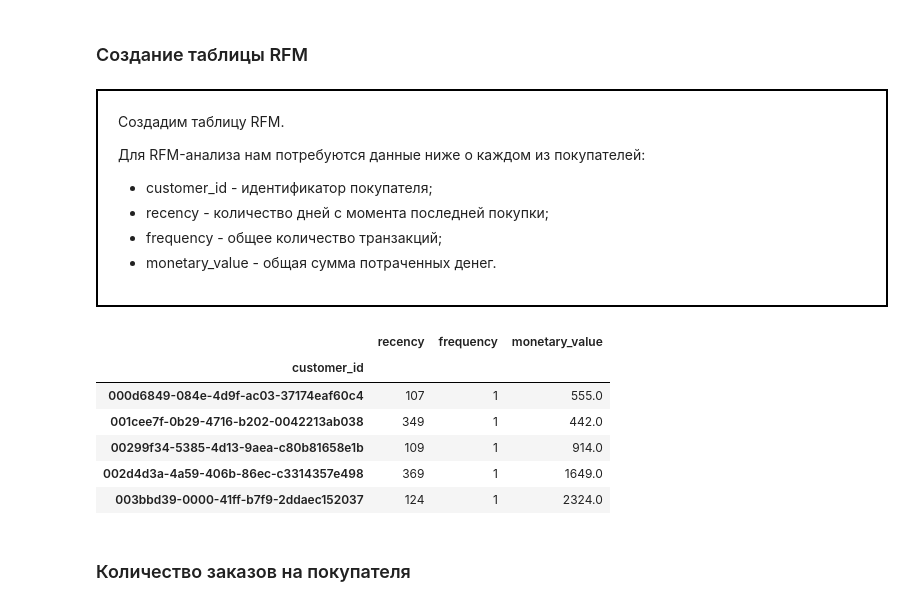
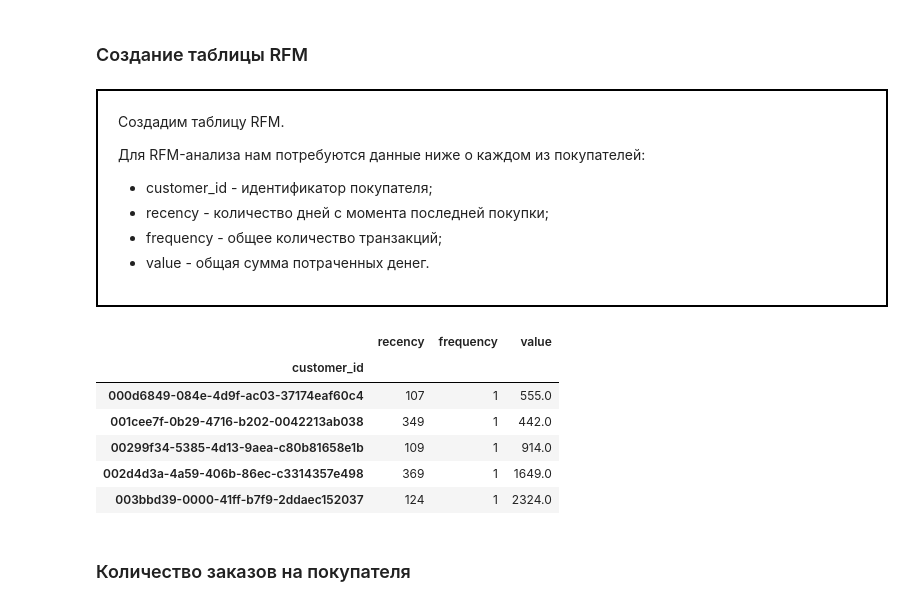
Before and after one commit to Daria-2024/Portfolio, a Jupyter notebook: Исследование интернет-магазина товаров для дома/ecom.ipynb, the cells around one changed output. Saved outputs shown, nothing was run; the diff lists cells and outputs as text; code cells hidden in the pictures.

```diff
--- a/Исследование интернет-магазина товаров для дома/ecom.ipynb
+++ b/Исследование интернет-магазина товаров для дома/ecom.ipynb
@@ -2041,7 +2041,7 @@ Top-3 категории по выручке (доля 73%):
 * customer_id - идентификатор покупателя;
 * recency - количество дней с момента последней покупки;
 * frequency - общее количество транзакций;
-* monetary_value - общая сумма потраченных денег.
+* value - общая сумма потраченных денег.
 
 
 </div>
@@ -2051,19 +2051,19 @@ now_date = dt.datetime(2020,2,1)
 # %%
 # Создание таблицы RFM
 RFM_table = data.groupby('customer_id')\
                 .agg({'date': lambda x: (now_date - x.max()).days,
                       'order_id': lambda x: len(x.unique()),
                       'total_value': lambda x: x.sum()})
 
 RFM_table['date'] = RFM_table['date'].astype(int)
 
 RFM_table.rename(columns={'date': 'recency',
                           'order_id': 'frequency',
-                          'total_value': 'monetary_value'}, inplace=True)
+                          'total_value': 'value'}, inplace=True)
 
 RFM_table.head()
 # %% [output]
-|  | recency | frequency | monetary_value |
+|  | recency | frequency | value |
 | customer_id |  |  |  |
 | 000d6849-084e-4d9f-ac03-37174eaf60c4 | 107 | 1 | 555.0 |
 | 001cee7f-0b29-4716-b202-0042213ab038 | 349 | 1 | 442.0 |
```
Also changed, not shown: parts of 14 cells of this notebook.
